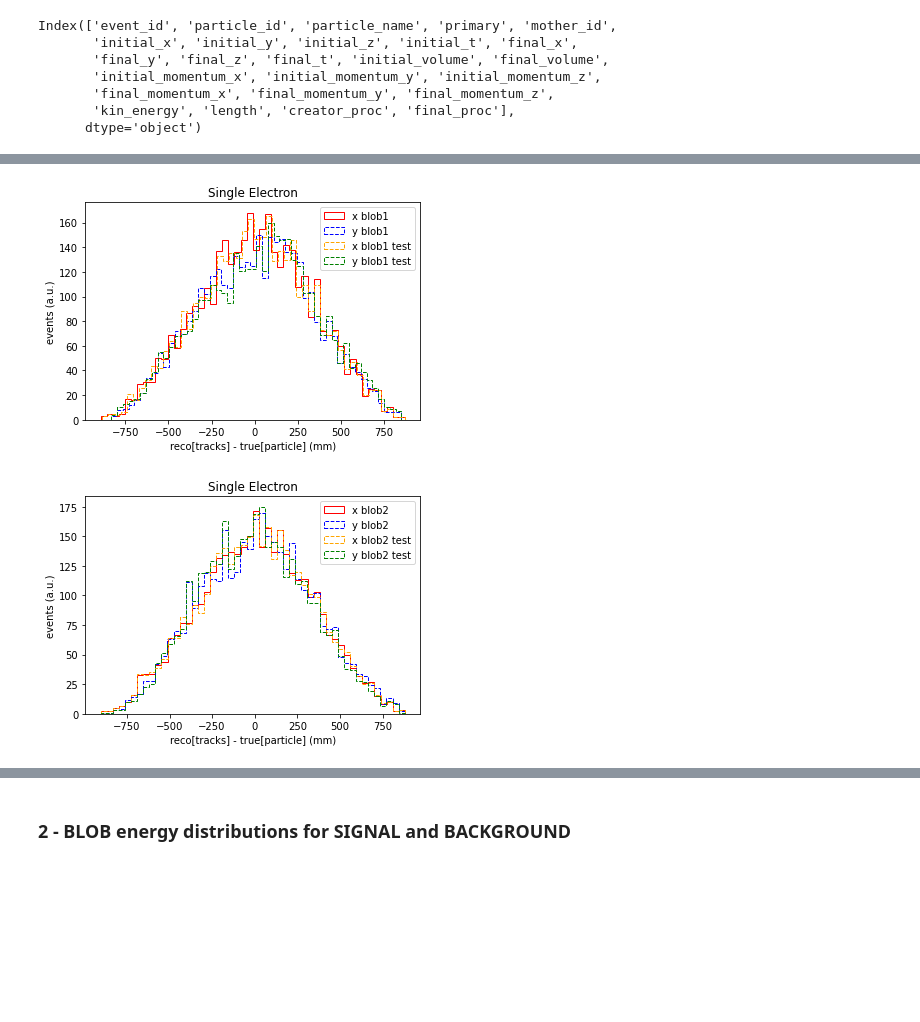
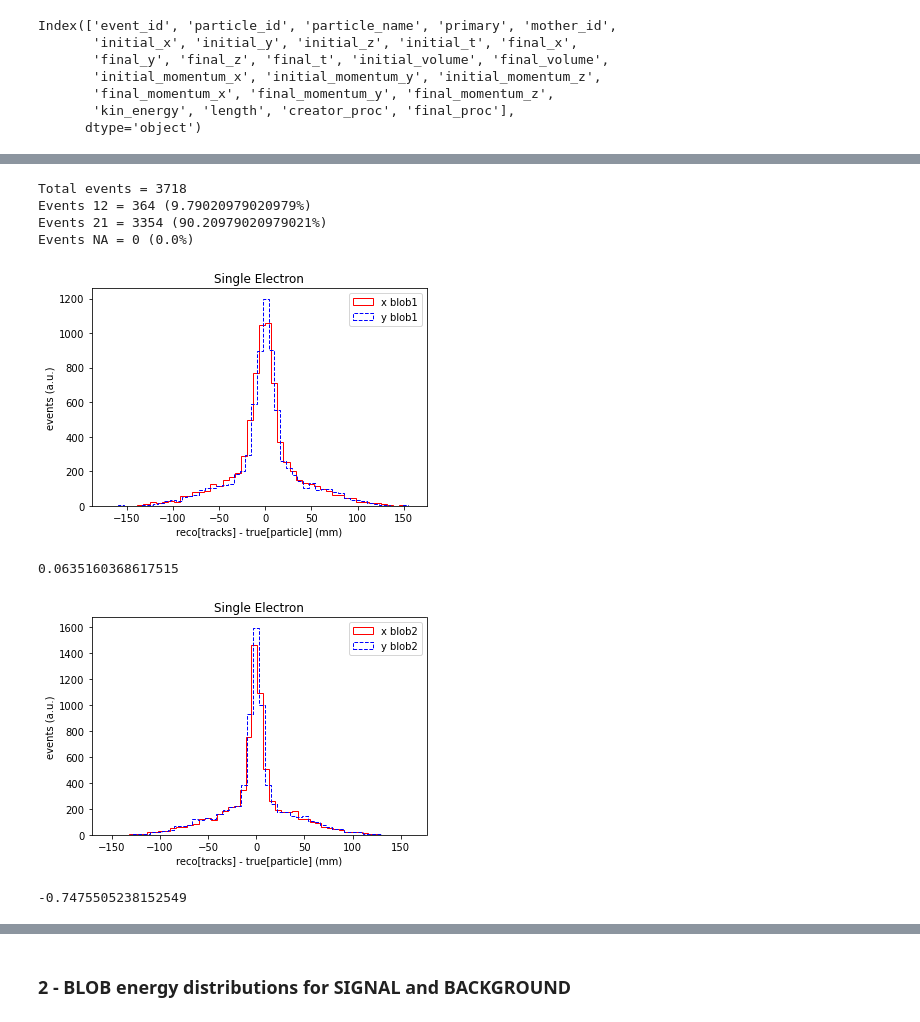
Before and after one commit to halmamol/NEXT_crispy-analysis, a Jupyter notebook: CMResults_NEXT100_halmazan.ipynb, the cells around one changed output, grey strips where cells are left out. Saved outputs shown, nothing was run; the diff lists cells and outputs as text; code cells hidden in the pictures; blank space fills up the shorter version.

```diff
--- a/CMResults_NEXT100_halmazan.ipynb
+++ b/CMResults_NEXT100_halmazan.ipynb
@@ -1037,13 +870,13 @@ for nfile in range(1,max0nubbf):
         print('File {} not good'.format(filename_selectron_true))
         continue
 
-    true_list_selectron.append(readfile_true_0nubb)
+    true_list_selectron.append(readfile_true_selectron)
 
 #'concat' command means: 'concatenate pandas objects along a particular
 # axis with optional set logic along the other axes.' -> following line
 # is needed to keep an order between the files
 
-true_selectron = pd.concat([dt for dt in true_list_0nubb])
+true_selectron = pd.concat([dt for dt in true_list_selectron])
 true_selectron.columns
 # %% [output]
 Index(['event_id', 'particle_id', 'particle_name', 'primary', 'mother_id',
@@ -1275,26 +909,39 @@ Events NA = 0 (0.0%)
+# %%
+diff_b1_x_selectron, diff_b1_y_selectron, diff_b1_z_selectron = [], [], []
+diff_b2_x_selectron, diff_b2_y_selectron, diff_b2_z_selectron = [], [], []
+
+reco_selectron_e = []
+
+diff_b1_x_selectron, diff_b1_y_selectron, diff_b2_x_selectron, diff_b2_y_selectron, reco_selectron_e = myrvt.blobassignation(true_selectron, tracks_selectron_ROIovlp1trackfid, 'bkg')
+# %% [output]
+Total events = 3718
+Events 12 = 364 (9.79020979020979%)
+Events 21 = 3354 (90.20979020979021%)
+Events NA = 0 (0.0%)
 # %%
 plt.hist(diff_b1_x_selectron, bins = 50, color='red', histtype='step', label = 'x blob1')
 plt.hist(diff_b1_y_selectron, bins = 50, color='blue', histtype='step', label = 'y blob1', linestyle='dashed')
-plt.hist(diff_b1_x_selectron_test, bins = 50, color='orange', histtype='step', label = 'x blob1 test', linestyle='dashed')
-plt.hist(diff_b1_y_selectron_test, bins = 50, color='green', histtype='step', label = 'y blob1 test', linestyle='dashed')
 
 plt.xlabel('reco[tracks] - true[particle] (mm)')
 plt.ylabel('events (a.u.)')
 plt.title('Single Electron')
 plt.legend(loc=1);
 plt.show()
+(np.mean(diff_b1_x_selectron)+np.mean(diff_b1_y_selectron))/2
 # %% [output]
-[figure, old version]
+[figure, new version]
+0.0635160368617515
 # %%
 plt.hist(diff_b2_x_selectron, bins = 50, color='red', histtype='step', label = 'x blob2')
 plt.hist(diff_b2_y_selectron, bins = 50, color='blue', histtype='step', label = 'y blob2', linestyle='dashed')
-plt.hist(diff_b2_x_selectron_test, bins = 50, color='orange', histtype='step', label = 'x blob2 test', linestyle='dashed')
-plt.hist(diff_b2_y_selectron_test, bins = 50, color='green', histtype='step', label = 'y blob2 test', linestyle='dashed')
 
 plt.xlabel('reco[tracks] - true[particle] (mm)')
 plt.ylabel('events (a.u.)')
 plt.title('Single Electron')
 plt.legend(loc=1);
 plt.show()
+
+(np.mean(diff_b2_x_selectron)+np.mean(diff_b2_y_selectron))/2
 # %% [output]
-[figure, old version]
+[figure, new version]
+-0.7475505238152549
```
Also changed, not shown: parts of 24 cells of this notebook.
